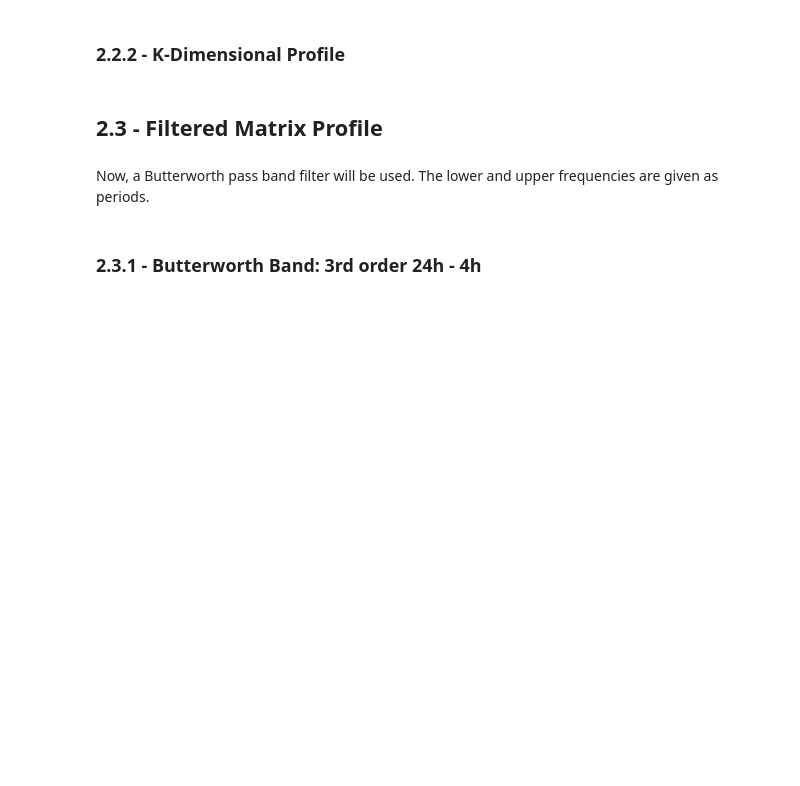
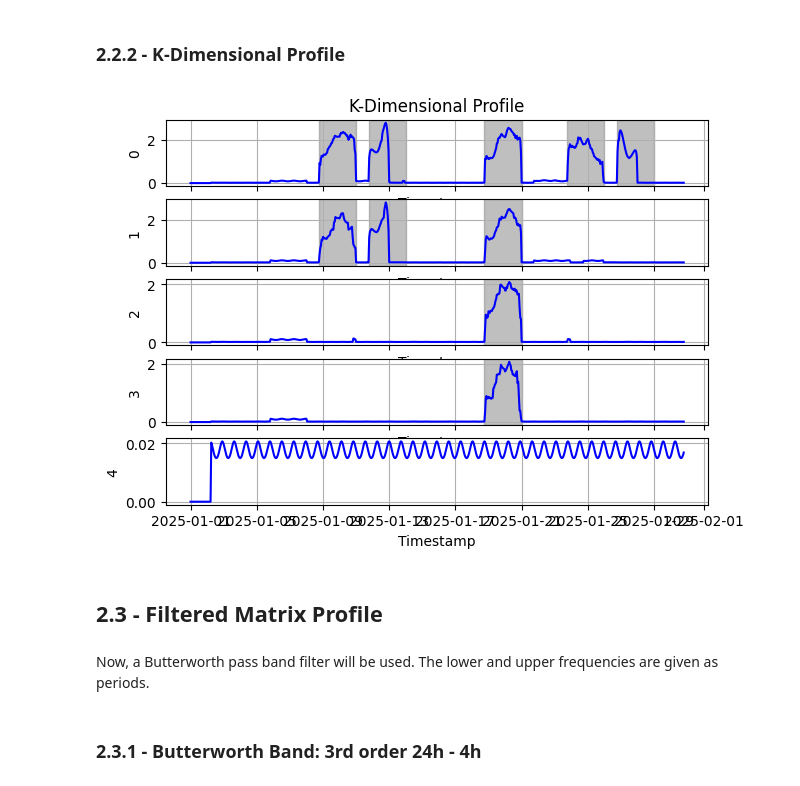
Before and after one commit to Lopes941/PyFADe, a Jupyter notebook: notebooks/anomaly_detection.ipynb, the cells around one changed output. Drawn from its saved outputs; the diff is of its cells as text; code cells hidden in the pictures; blank space fills up the shorter version.

```diff
--- a/notebooks/anomaly_detection.ipynb
+++ b/notebooks/anomaly_detection.ipynb
@@ -160,10 +180,14 @@ axs[0].set_title('Matrix Profile');
 # %% [markdown]
 ### 2.2.2 - K-Dimensional Profile
 # %%
-KDP = pyfade.get_KDP(anom_signal,SUBSEQ_SIZE,pre_calc_MP=MP,only_left=LEFT_ONLY,skip_start=SKIP_START)
-fig, axs = pyfade.plot_multiple(KDP);
+group_builder = pf.FeatureGroupBuilder(pf.KProfile.static_name(),window).build()
+
+KDP = pd.DataFrame(window.kp.T,index=window.index)
+fig, axs = pf.plot_multiple(KDP);
 plot_anomalies_kdp(axs,SUBSEQ_SIZE)
 axs[0].set_title('K-Dimensional Profile');
+# %% [output]
+[figure, added]
 # %% [markdown]
 ## 2.3 - Filtered Matrix Profile
 # %% [markdown]
```
Also changed, not shown: parts of 33 cells of this notebook, 18 other files.
